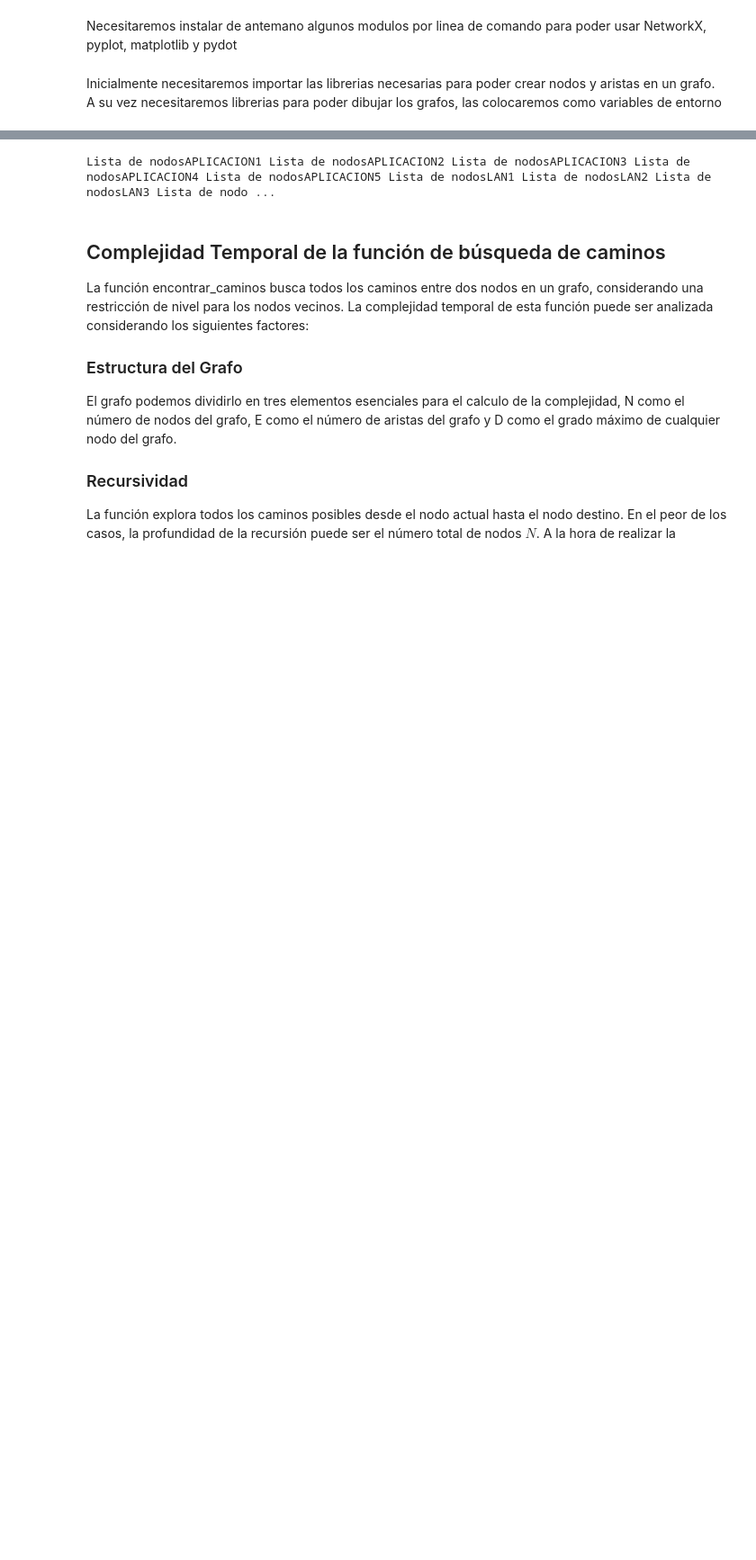
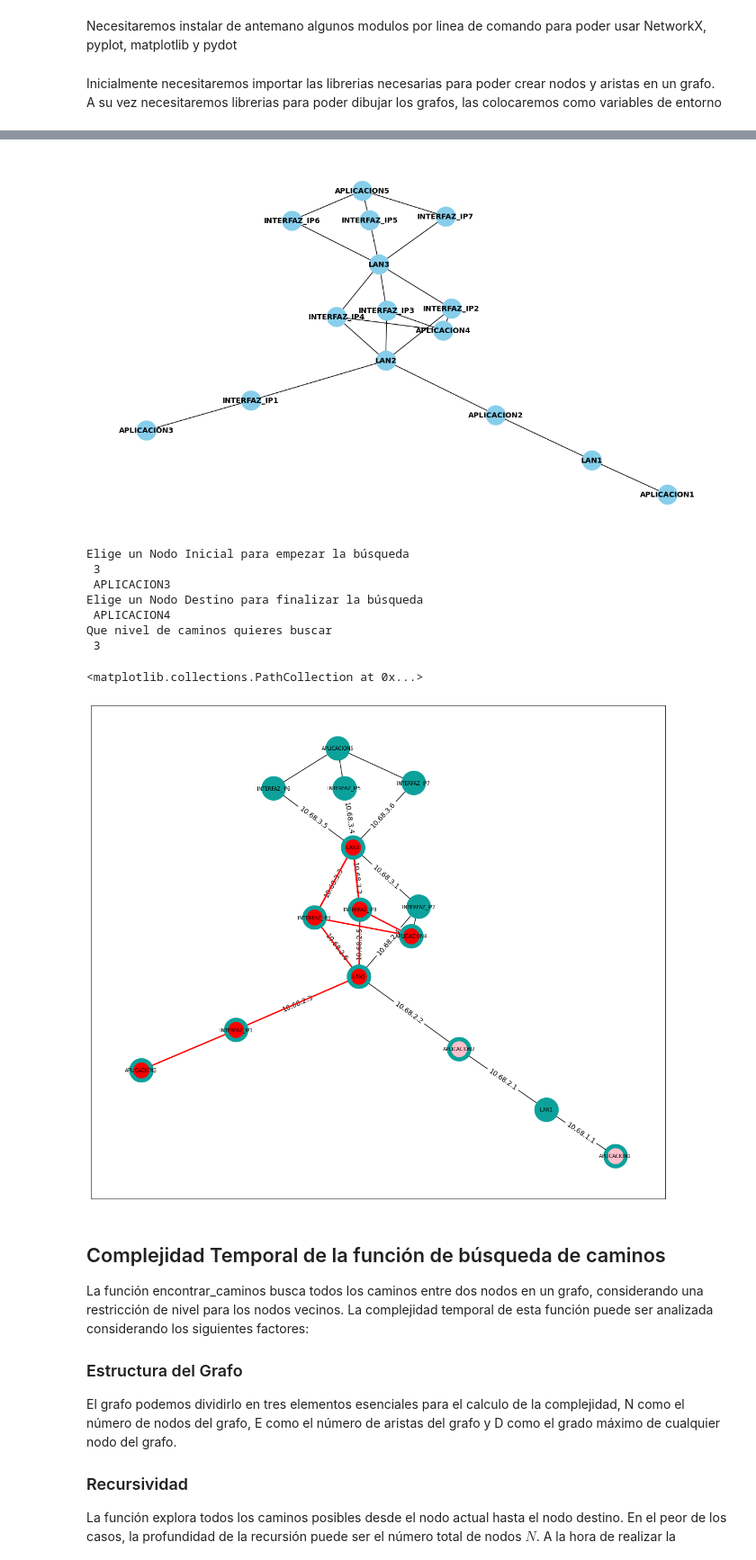
Before and after one commit to Aaronre4/Seguridad-por-Dise-o-en-Infraestructuras-de-Redes-IT, a Jupyter notebook: TFG.ipynb, the cells around one changed output, grey strips where cells are left out. Shown at 90% size. Drawn from its saved outputs; the diff is of its cells as text; code cells hidden in the pictures; blank space fills up the shorter version.

```diff
--- a/TFG.ipynb
+++ b/TFG.ipynb
@@ -392,13 +393,31 @@ G.add_edge("APLICACION5","INTERFAZ_IP5")
 G.add_edge("APLICACION5","INTERFAZ_IP6")
 G.add_edge("APLICACION5","INTERFAZ_IP7")
 # %%
-for node in F.nodes():
-    print("Lista de nodos" + node + " ", end='')
+# print("Lista de nodos:")
+# i = 0
+# for node in G.nodes():
+#     i+=1
+#     print(node + " ", end='')
+#     if i == 6:
+#         print("")
+#         i = 0
 
-print("Nodo Inicial")
-nodo_inicial = input()
-print("Nodo Destino")
-nodo_destino = input()
+plt.figure(figsize=(12, 7))
+pos = nx.spring_layout(G, seed=0)  # Posición de los nodos para la visualización
+nx.draw(G, pos, with_labels=True, node_size=700, node_color="skyblue", font_size=10, font_color="black", font_weight="bold")
+plt.show()
+
+print("Elige un Nodo Inicial para empezar la búsqueda")
+while True:
+    nodo_inicial = input()
+    if nodo_inicial in G.nodes():
+        break
+print("Elige un Nodo Destino para finalizar la búsqueda")
+while True:
+    nodo_destino = input()
+    if nodo_destino in G.nodes():
+        break
+
 
 print("Que nivel de caminos quieres buscar")
 nivel = int(input())
@@ -433,45 +452,54 @@ def encontrar_caminos(grafo, nodo_actual, nodo_destino, nivel,camino_actual=[]):
 #Lista de caminos encontrados
 caminos = encontrar_caminos(G,nodo_inicial, nodo_destino, nivel)
 
-for camino in caminos:
-    print(camino)
+# for camino in caminos:
+#     print(camino)
 
 # Encontramos todos los caminos desde el nodo inicial hasta el nodo de destino
 
 # todos_caminos = nx.all_simple_paths(G, source=nodo_inicial, target=nodo_destino)
 
 # Creamos un diccionario para mapear los nodos y bordes de los caminos
 camino_nodes = set()
 camino_edges = set()
 for camino in caminos:
     for i in range(len(camino) - 1):
         camino_nodes.add(camino[i])
         camino_edges.add((camino[i], camino[i+1]))
-    print(camino)
+    #print(camino)
     camino_nodes.add(camino[-1])  # Agregar el último nodo del camino
 
 
 # Colocar en el plano cada nodo para que sea un arbol Top-down
 pos = nx.spring_layout(G, seed=0)
 pos_manual = {"APLICACION1": (0, 0), "LAN1": (0, -32), "APLICACION2": (0, -64), "LAN2": (0, -96), "INTERFAZ_IP1": (-4, -96), "APLICACION3": (-8, -96), "INTERFAZ_IP2": (-4, -128),  "INTERFAZ_IP3": (0, -128),  "INTERFAZ_IP4": (4, -128),  "APLICACION4": (12, -144),  "LAN3": (0, -160),  "INTERFAZ_IP5": (-4, -192),  "INTERFAZ_IP6": (0, -192),  "INTERFAZ_IP7": (4, -192),  "APLICACION5": (0, -224)}
 
 # Obtener el atributo direccion_ip de la arista
 edge_labels = nx.get_edge_attributes(G, 'direccion_ip')
 
 fig = plt.figure(figsize=(15, 13))
 
 # draw graph
-nx.draw_networkx(G, pos_manual, node_size=1200, node_color = "#0CA29B", font_size = 7)
+nx.draw_networkx(G, pos, node_size=1200, node_color = "#0CA29B", font_size = 7)
 # draw edge attributes
-nx.draw_networkx_edge_labels(G, pos_manual, edge_labels=edge_labels);
+nx.draw_networkx_edge_labels(G, pos, edge_labels=edge_labels);
 
-nx.draw_networkx_nodes(G, pos_manual, nodelist=camino_nodes, node_color='red', node_size=500)  # Superponemos los nodos de los caminos
-nx.draw_networkx_edges(G, pos_manual, edgelist=camino_edges, edge_color='red', width=2)  # Superponemos los bordes de los caminos
+nx.draw_networkx_nodes(G, pos, nodelist=camino_nodes, node_color='red', node_size=500)  # Superponemos los nodos de los caminos
+nx.draw_networkx_edges(G, pos, edgelist=camino_edges, edge_color='red', width=2)  # Superponemos los bordes de los caminos
 
 camino_nodes = [node for node, data in G.nodes(data=True) if 'ip_forward' in data and data['ip_forward']]
-nx.draw_networkx_nodes(G, pos_manual, nodelist=camino_nodes, node_color='pink', node_size=500)  # Superponemos los nodos de los caminos
+nx.draw_networkx_nodes(G, pos, nodelist=camino_nodes, node_color='pink', node_size=500)  # Superponemos los nodos de los caminos
 # %% [output]
+[figure, added]
-Lista de nodosAPLICACION1 Lista de nodosAPLICACION2 Lista de nodosAPLICACION3 Lista de nodosAPLICACION4 Lista de nodosAPLICACION5 Lista de nodosLAN1 Lista de nodosLAN2 Lista de nodosLAN3 Lista de nodo ...
+Elige un Nodo Inicial para empezar la búsqueda
+ 3
+ APLICACION3
+Elige un Nodo Destino para finalizar la búsqueda
+ APLICACION4
+Que nivel de caminos quieres buscar
+ 3
+<matplotlib.collections.PathCollection at 0x...>
+[figure, added]
 # %% [markdown]
 ## Complejidad Temporal de la función de búsqueda de caminos
 <a id="Complejidad-Temporal-de-la-funcióm-de-búsqueda-de-caminos"></a>
```
Also changed, not shown: parts of 8 cells of this notebook.
